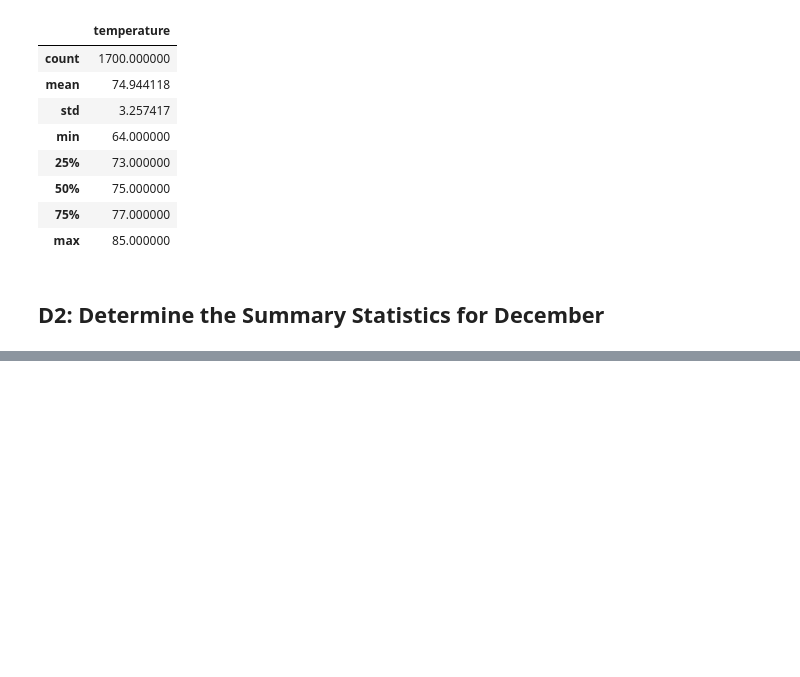
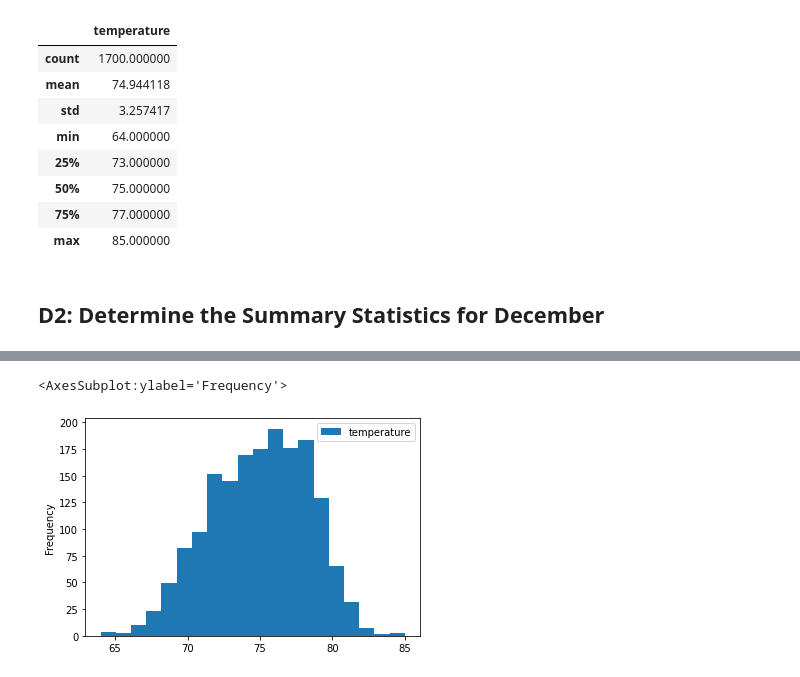
Before and after one commit to tkoide01/surfs_up, a Jupyter notebook: SurfsUp_Challenge.ipynb, the cells around one changed output, grey strips where cells are left out. Drawn from its saved outputs; the diff is of its cells as text; code cells hidden in the pictures; blank space fills up the shorter version.

```diff
--- a/SurfsUp_Challenge.ipynb
+++ b/SurfsUp_Challenge.ipynb
@@ -125,0 +184,8 @@ df.describe()
+# %%
+# Run query for June data again to plot the data
+june = "06"
+results_june = []
+results_june = session.query(Measurement.date, Measurement.tobs).\
+    filter(func.strftime("%m",Measurement.date) == june).all()
+df_06 = pd.DataFrame(results_june, columns = ['date','temperature'])
+df_06.describe()
@@ -125,0 +202,6 @@ df.describe()
+# %%
+# Plot June data
+df_06.plot.hist(bins=20)
+# %% [output]
+<AxesSubplot:ylabel='Frequency'>
+[figure, added]
```
Also changed, not shown: parts of 9 cells of this notebook.
